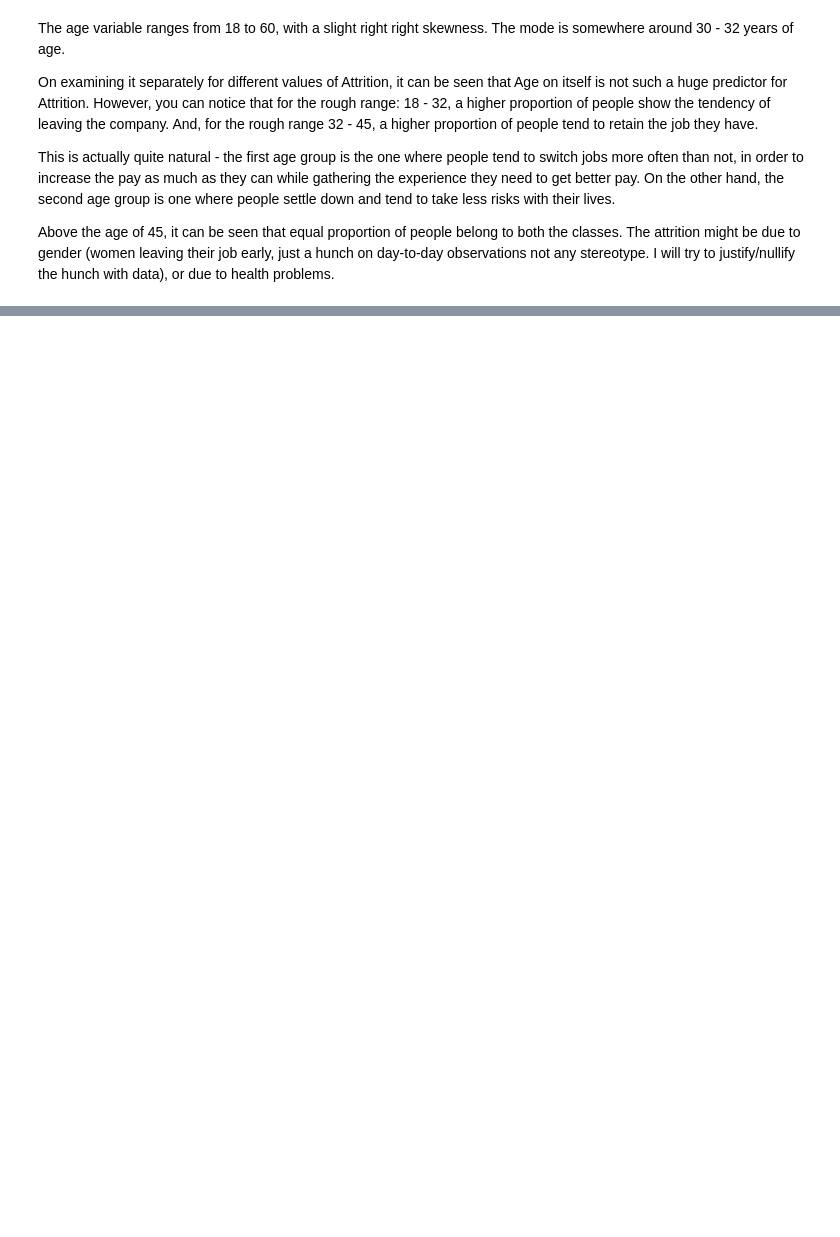
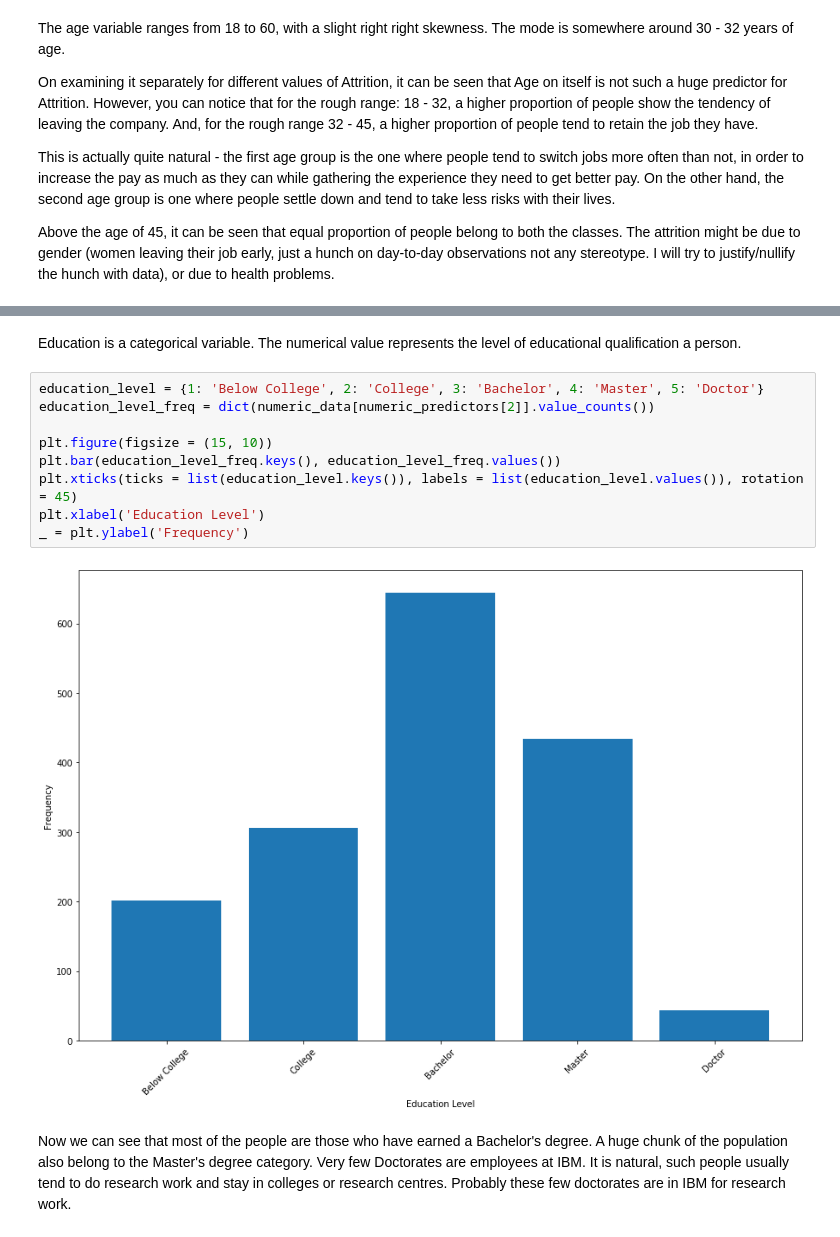
Before and after one commit to swaroop-nath/IBM-Employee-Attrition-Data-Analysis, a Jupyter notebook: eda_and_forecasting.ipynb, the cells around one changed output, grey strips where cells are left out. Drawn from its saved outputs; the diff is of its cells as text; blank space fills up the shorter version.

```diff
--- a/eda_and_forecasting.ipynb
+++ b/eda_and_forecasting.ipynb
@@ -120,0 +155,15 @@ plot_distribution(numeric_data, numeric_predictors[1], with_hue = True)
+# %% [markdown]
+Education is a categorical variable. The numerical value represents the level of educational qualification a person.
+# %%
+education_level = {1: 'Below College', 2: 'College', 3: 'Bachelor', 4: 'Master', 5: 'Doctor'}
+education_level_freq = dict(numeric_data[numeric_predictors[2]].value_counts())
+
+plt.figure(figsize = (15, 10))
+plt.bar(education_level_freq.keys(), education_level_freq.values())
+plt.xticks(ticks = list(education_level.keys()), labels = list(education_level.values()), rotation = 45)
+plt.xlabel('Education Level')
+_ = plt.ylabel('Frequency')
+# %% [output]
+[figure, added]
+# %% [markdown]
+Now we can see that most of the people are those who have earned a Bachelor's degree. A huge chunk of the population also belong to the Master's degree category. Very few Doctorates are employees at IBM. It is natural, such people usually tend to do research work and stay in colleges or research centres. Probably these few doctorates are in IBM for research work.
```
Also changed, not shown: parts of 12 cells of this notebook.
